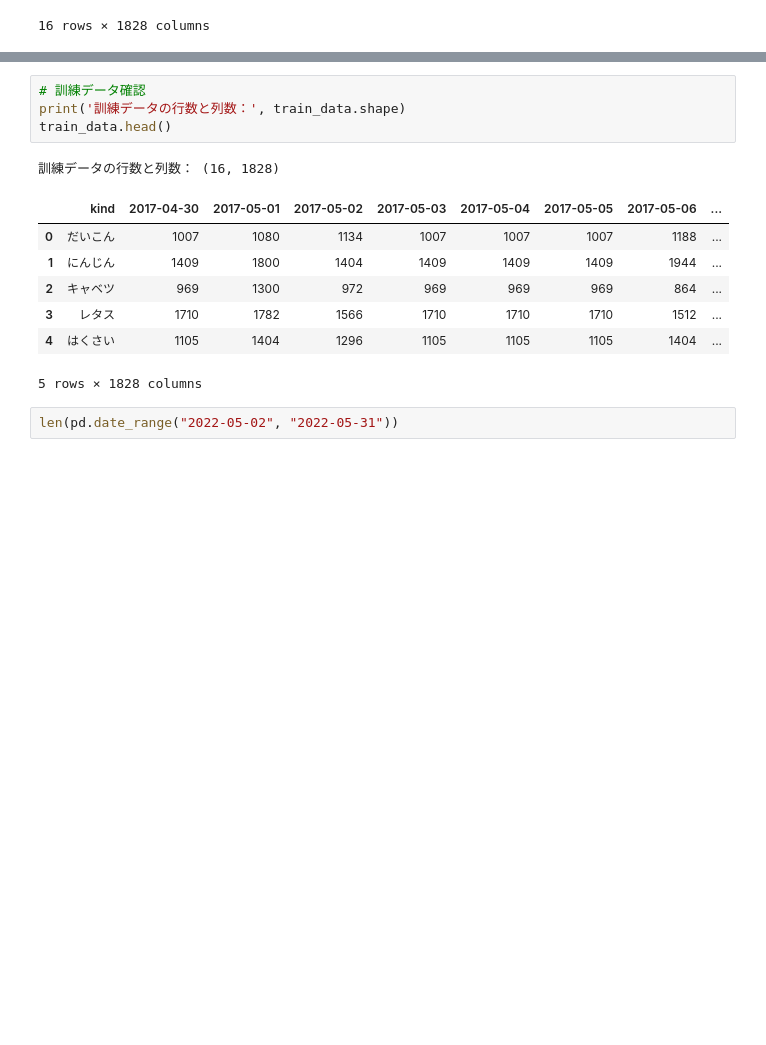
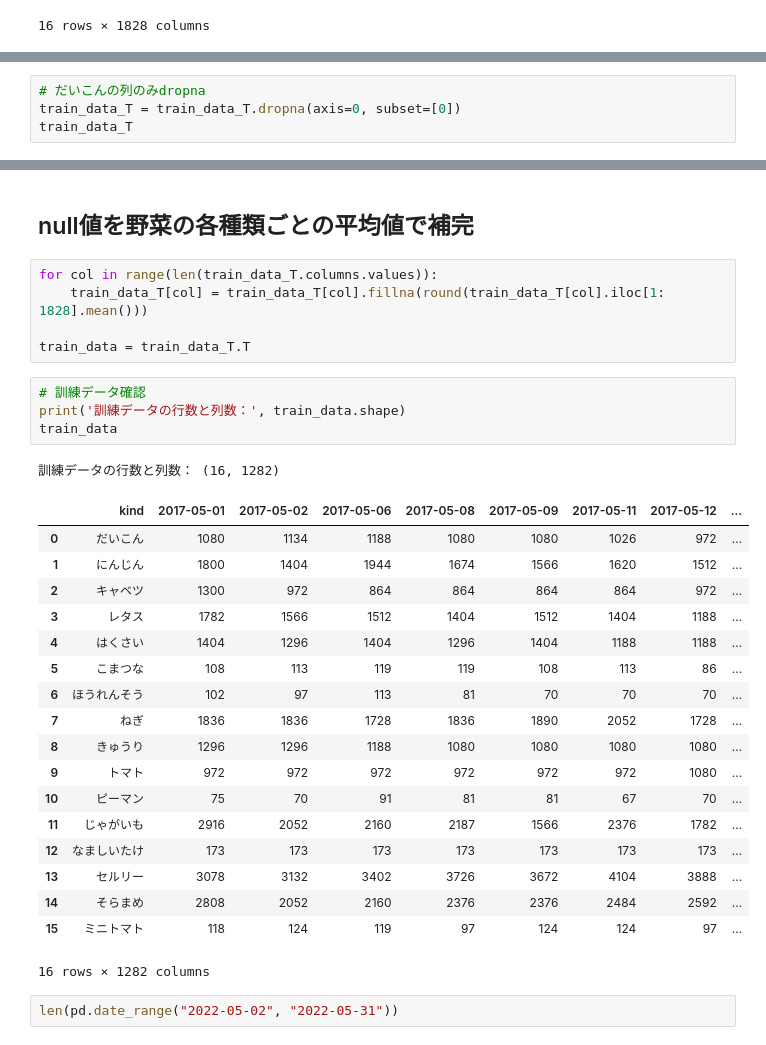
Before and after one commit to 09de156p/fresh-vegetable-price-forecasts-nishika, a Jupyter notebook: LSTM_submission.ipynb, the cells around one changed output, grey strips where cells are left out. Cells and saved outputs as stored; diff of their text form; blank space fills up the shorter version.

```diff
--- a/LSTM_submission.ipynb
+++ b/LSTM_submission.ipynb
@@ -305,0 +329,4 @@ train_data = train_data_T.T
+# %%
+# だいこんの列のみdropna
+train_data_T = train_data_T.dropna(axis=0, subset=[0])
+train_data_T
@@ -306,16 +347,34 @@ train_data = train_data_T.T
+# %% [markdown]
+## null値を野菜の各種類ごとの平均値で補完
+# %%
+for col in range(len(train_data_T.columns.values)):
+    train_data_T[col] = train_data_T[col].fillna(round(train_data_T[col].iloc[1: 1828].mean()))
+
+train_data = train_data_T.T
 # %%
 # 訓練データ確認
 print('訓練データの行数と列数：', train_data.shape)
-train_data.head()
+train_data
 # %% [output]
-訓練データの行数と列数： (16, 1828)
+訓練データの行数と列数： (16, 1282)
-|  | kind | 2017-04-30 | 2017-05-01 | 2017-05-02 | 2017-05-03 | 2017-05-04 | 2017-05-05 | 2017-05-06 | ... |
-| 0 | だいこん | 1007 | 1080 | 1134 | 1007 | 1007 | 1007 | 1188 | ... |
-| 1 | にんじん | 1409 | 1800 | 1404 | 1409 | 1409 | 1409 | 1944 | ... |
-| 2 | キャベツ | 969 | 1300 | 972 | 969 | 969 | 969 | 864 | ... |
-| 3 | レタス | 1710 | 1782 | 1566 | 1710 | 1710 | 1710 | 1512 | ... |
-| 4 | はくさい | 1105 | 1404 | 1296 | 1105 | 1105 | 1105 | 1404 | ... |
+|  | kind | 2017-05-01 | 2017-05-02 | 2017-05-06 | 2017-05-08 | 2017-05-09 | 2017-05-11 | 2017-05-12 | ... |
+| 0 | だいこん | 1080 | 1134 | 1188 | 1080 | 1080 | 1026 | 972 | ... |
+| 1 | にんじん | 1800 | 1404 | 1944 | 1674 | 1566 | 1620 | 1512 | ... |
+| 2 | キャベツ | 1300 | 972 | 864 | 864 | 864 | 864 | 972 | ... |
+| 3 | レタス | 1782 | 1566 | 1512 | 1404 | 1512 | 1404 | 1188 | ... |
+| 4 | はくさい | 1404 | 1296 | 1404 | 1296 | 1404 | 1188 | 1188 | ... |
+| 5 | こまつな | 108 | 113 | 119 | 119 | 108 | 113 | 86 | ... |
+| 6 | ほうれんそう | 102 | 97 | 113 | 81 | 70 | 70 | 70 | ... |
+| 7 | ねぎ | 1836 | 1836 | 1728 | 1836 | 1890 | 2052 | 1728 | ... |
+| 8 | きゅうり | 1296 | 1296 | 1188 | 1080 | 1080 | 1080 | 1080 | ... |
+| 9 | トマト | 972 | 972 | 972 | 972 | 972 | 972 | 1080 | ... |
+| 10 | ピーマン | 75 | 70 | 91 | 81 | 81 | 67 | 70 | ... |
+| 11 | じゃがいも | 2916 | 2052 | 2160 | 2187 | 1566 | 2376 | 1782 | ... |
+| 12 | なましいたけ | 173 | 173 | 173 | 173 | 173 | 173 | 173 | ... |
+| 13 | セルリー | 3078 | 3132 | 3402 | 3726 | 3672 | 4104 | 3888 | ... |
+| 14 | そらまめ | 2808 | 2052 | 2160 | 2376 | 2376 | 2484 | 2592 | ... |
+| 15 | ミニトマト | 118 | 124 | 119 | 97 | 124 | 124 | 97 | ... |
-5 rows × 1828 columns
+16 rows × 1282 columns
 # %%
 len(pd.date_range("2022-05-02", "2022-05-31"))
 # %% [output]
```
Also changed, not shown: parts of 19 cells of this notebook, 1 other file.
